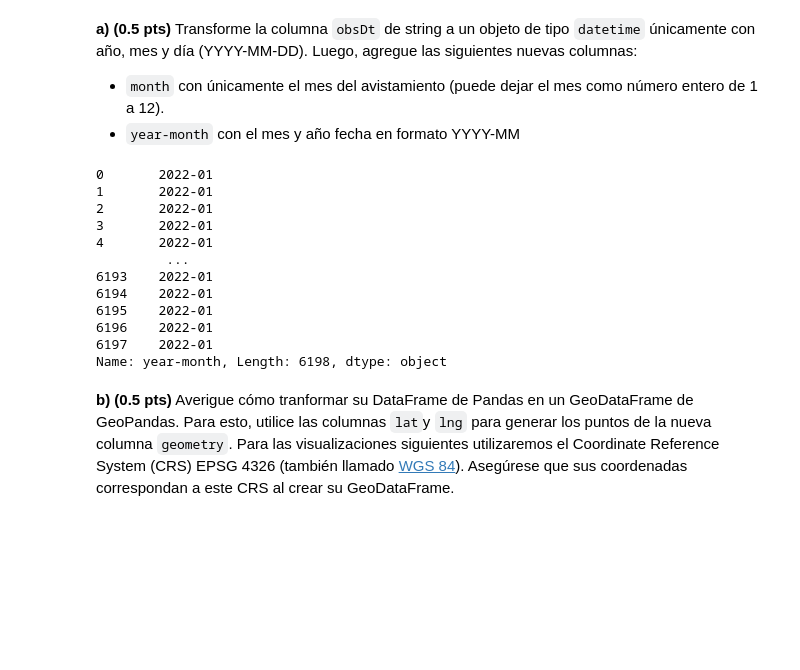
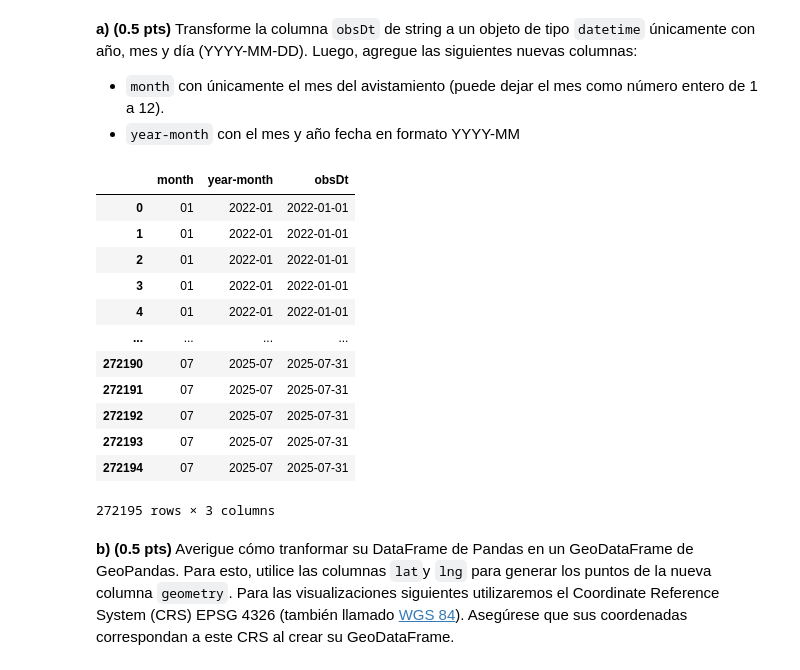
Before and after one commit to LmChicao/IMT2200-Lucas-Chicao, a Jupyter notebook: Tareas/Tarea 2/IMT2200-25s2 - Tarea 02.ipynb, the cells around one changed output. Saved outputs shown, nothing was run; the diff lists cells and outputs as text; code cells hidden in the pictures; blank space fills up the shorter version.

```diff
--- a/Tareas/Tarea 2/IMT2200-25s2 - Tarea 02.ipynb
+++ b/Tareas/Tarea 2/IMT2200-25s2 - Tarea 02.ipynb
@@ -412,31 +427,41 @@ avistamientos.to_csv("conteo_especies.csv", header=True)
 # %%
 # Respuesta
 #type(test_dataframio_2022["obsDt"][0]) -> str
 
-testing = test_dataframio_2022.copy()
+#testing = test_dataframio_2022.copy()
+
+copia_hermosa = df_completo.copy()
+
 # print(testing["obsDt"])  2022-01-01 23:41
 
 
-testing["obsDt"] = testing["obsDt"].str[:10] #esta wea nomas toma los primeros 10 elementos del str, los que representan justamente la fecha
-
+#testing["obsDt"] = testing["obsDt"].str[:10] #esta wea nomas toma los primeros 10 elementos del str, los que representan justamente la fecha
+copia_hermosa["obsDt"] = copia_hermosa["obsDt"].str[:10]
 #print(testing["obsDt"][0])
 #print(testing["obsDt"][0][5:7])
 
-testing["month"] = testing["obsDt"].str[5:7]
-testing["year-month"] = testing["obsDt"].str[0:7]
+#testing["month"] = testing["obsDt"].str[5:7]
+#testing["year-month"] = testing["obsDt"].str[0:7]
+copia_hermosa["month"] = copia_hermosa["obsDt"].str[5:7]
+copia_hermosa["year-month"] = copia_hermosa["obsDt"].str[0:7]
+
+lista = ["month", "year-month","obsDt"]
+
+copia_hermosa[lista]
 # %% [output]
+|  | month | year-month | obsDt |
+| 0 | 01 | 2022-01 | 2022-01-01 |
+| 1 | 01 | 2022-01 | 2022-01-01 |
+| 2 | 01 | 2022-01 | 2022-01-01 |
+| 3 | 01 | 2022-01 | 2022-01-01 |
+| 4 | 01 | 2022-01 | 2022-01-01 |
+| ... | ... | ... | ... |
+| 272190 | 07 | 2025-07 | 2025-07-31 |
+| 272191 | 07 | 2025-07 | 2025-07-31 |
+| 272192 | 07 | 2025-07 | 2025-07-31 |
+| 272193 | 07 | 2025-07 | 2025-07-31 |
+| 272194 | 07 | 2025-07 | 2025-07-31 |
-0       2022-01
-1       2022-01
-2       2022-01
-3       2022-01
-4       2022-01
-         ...
-6193    2022-01
-6194    2022-01
-6195    2022-01
-6196    2022-01
-6197    2022-01
-Name: year-month, Length: 6198, dtype: object
+272195 rows × 3 columns
 # %% [markdown]
 **b) (0.5 pts)** Averigue cómo tranformar su DataFrame de Pandas en un GeoDataFrame de GeoPandas. Para esto, utilice las columnas `lat`y `lng` para generar los puntos de la nueva columna `geometry`. Para las visualizaciones siguientes utilizaremos el Coordinate Reference System (CRS) EPSG 4326 (también llamado [WGS 84](https://es.wikipedia.org/wiki/WGS84)). Asegúrese que sus coordenadas correspondan a este CRS al crear su GeoDataFrame.
 # %%
```
Also changed, not shown: parts of 10 cells of this notebook, 1 other file.
